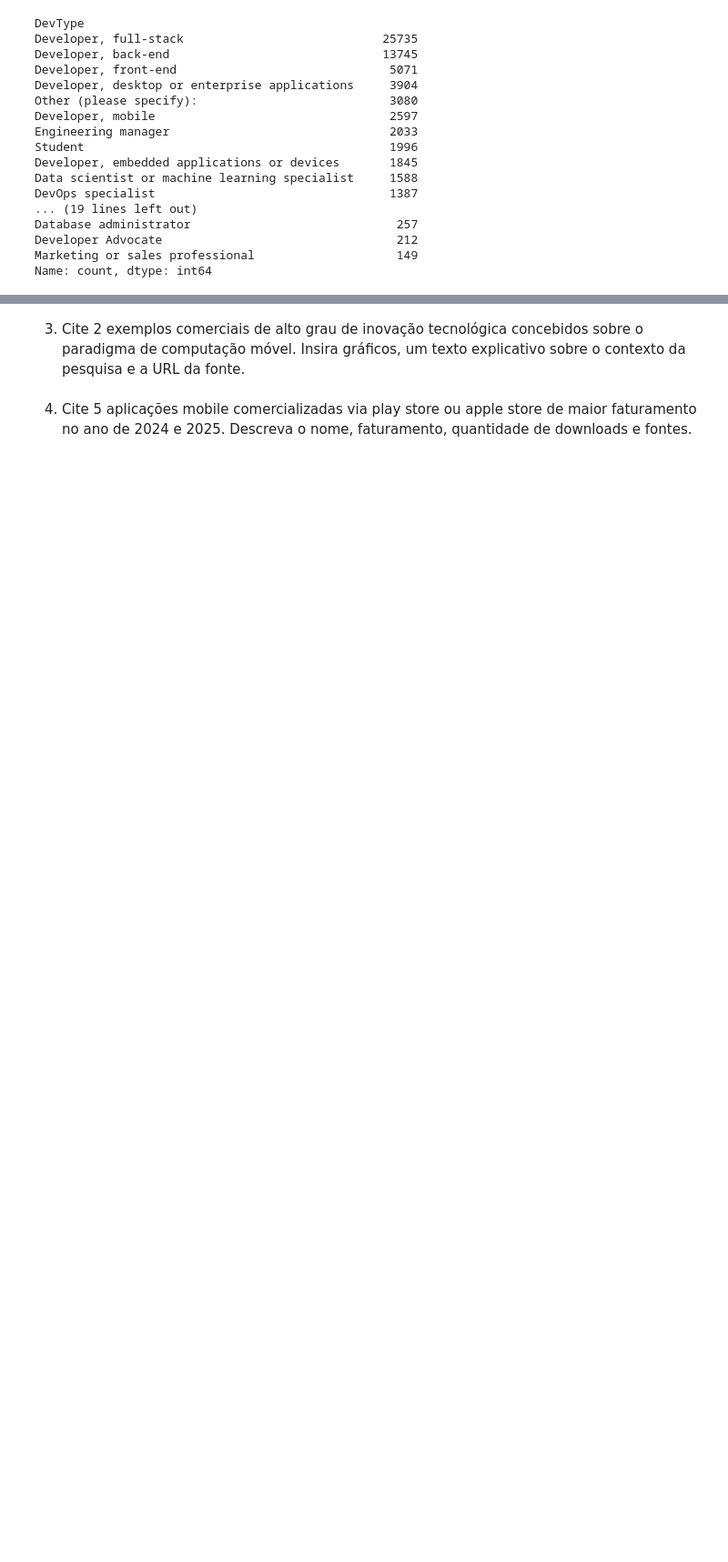
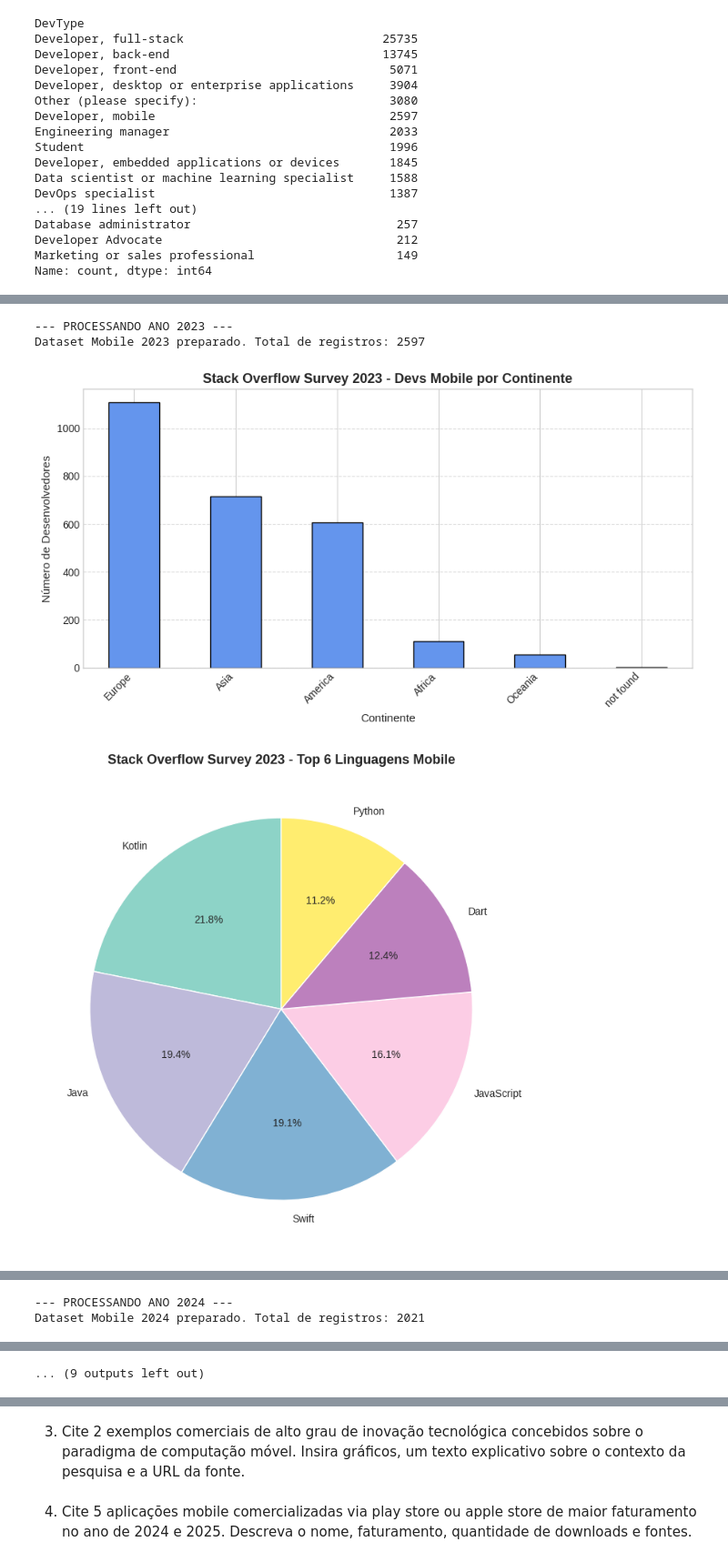
Before and after one commit to leeobazzana01/Mobile-Market-Share-, a Jupyter notebook: mobile_market_share_2026.ipynb, the cells around one changed output, grey strips where cells are left out. Shown at 91% size. Cells and saved outputs as stored; diff of their text form; code cells hidden in the pictures; blank space fills up the shorter version.

```diff
--- a/mobile_market_share_2026.ipynb
+++ b/mobile_market_share_2026.ipynb
@@ -171,3 +162,8 @@ df_mobile_23.head()
 | 176 | Employed, full-time | 6 | Developer, mobile | Just me - I am a freelancer, sole... | Iran, Islamic Republic of... | DevOps function | Other | C;C++;Dart;Java;SQL | ... |
 | 177 | Employed, full-time | 10 | Developer, mobile | 20 to 99 employees | India | NaN | Information Services, IT, Softwar... | Objective-C | ... |
 | 179 | Employed, full-time;Student, full... | 5 | Developer, mobile | NaN | Lebanon | None of these | NaN | MATLAB;Swift | ... |
+# %%
+#configurações globais de estilo visual EDA
+plt.style.use('seaborn-v0_8-whitegrid' if 'seaborn-v0_8-whitegrid' in plt.style.available else 'default')
+plt.rcParams['figure.figsize'] = (10, 6)
+plt.rcParams['font.size'] = 10
@@ -585,0 +293,43 @@ df_2025.describe()
+# %%
+#executando o pipleine completo
+
+def executar_pipeline_completo(df_2023: pd.DataFrame, df_2024: pd.DataFrame, df_2025: pd.DataFrame):
+
+    #dicionario com os dataframes a serem analisados
+    raw_dfs = {2023: df_2023, 2024: df_2024, 2025: df_2025}
+
+    mobile_dfs = {}
+
+    #processa cada cada ano para o ecossistema Mobile
+    for ano, df in raw_dfs.items():
+        print(f"\n--- PROCESSANDO ANO {ano} ---")
+        df_mob = preparar_df_mobile(df, ano)
+        mobile_dfs[ano] = df_mob
+
+        #visualizações por ano
+        plotar_distribuicao_continentes(df_mob, ano)
+        plotar_top_pizza(df_mob, 'LanguageHaveWorkedWith', 'Linguagens Mobile', ano)
+
+        #analises por Continente
+        plotar_categoria_por_continente(
+            df_mob, 'LanguageHaveWorkedWith', 'Linguagem', 'Linguagens Mobile', ano
+        )
+        plotar_categoria_por_continente(
+            df_mob, 'DatabaseHaveWorkedWith', 'Banco de Dados', 'Bancos de Dados Mobile', ano
+        )
+        plotar_categoria_por_continente(
+            df_mob, 'PlatformHaveWorkedWith', 'Plataforma', 'Plataformas de Nuvem Mobile', ano
+        )
+
+        #coluna de Frameworks (muda em 2025/2024/2023)
+        col_fw = 'WebframeHaveWorkedWith' if 'WebframeHaveWorkedWith' in df_mob.columns else 'MiscTechHaveWorkedWith'
+        plotar_categoria_por_continente(
+            df_mob, col_fw, 'Framework', 'Frameworks Mobile', ano
+        )
+# %%
+executar_pipeline_completo(df_2023, df_2024, df_2025)
+# %% [output]
+--- PROCESSANDO ANO 2023 ---
+Dataset Mobile 2023 preparado. Total de registros: 2597
+[figure, added]
+[figure, added]
@@ -585,0 +340,2 @@ df_2025.describe()
+--- PROCESSANDO ANO 2024 ---
+Dataset Mobile 2024 preparado. Total de registros: 2021
@@ -586 +346,2 @@ df_2025.describe()
+... (9 outputs left out)
 # %% [markdown]
```
Also changed, not shown: parts of 28 cells of this notebook.
